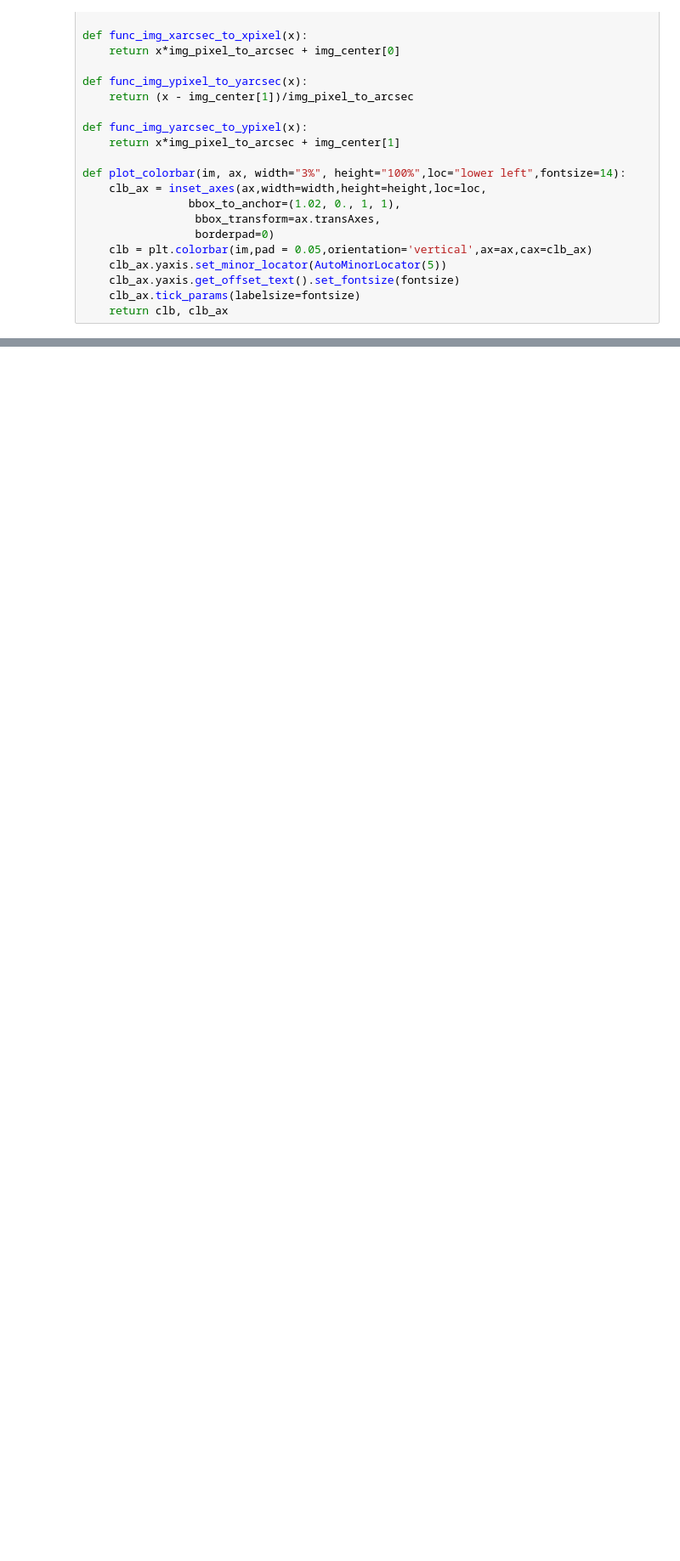
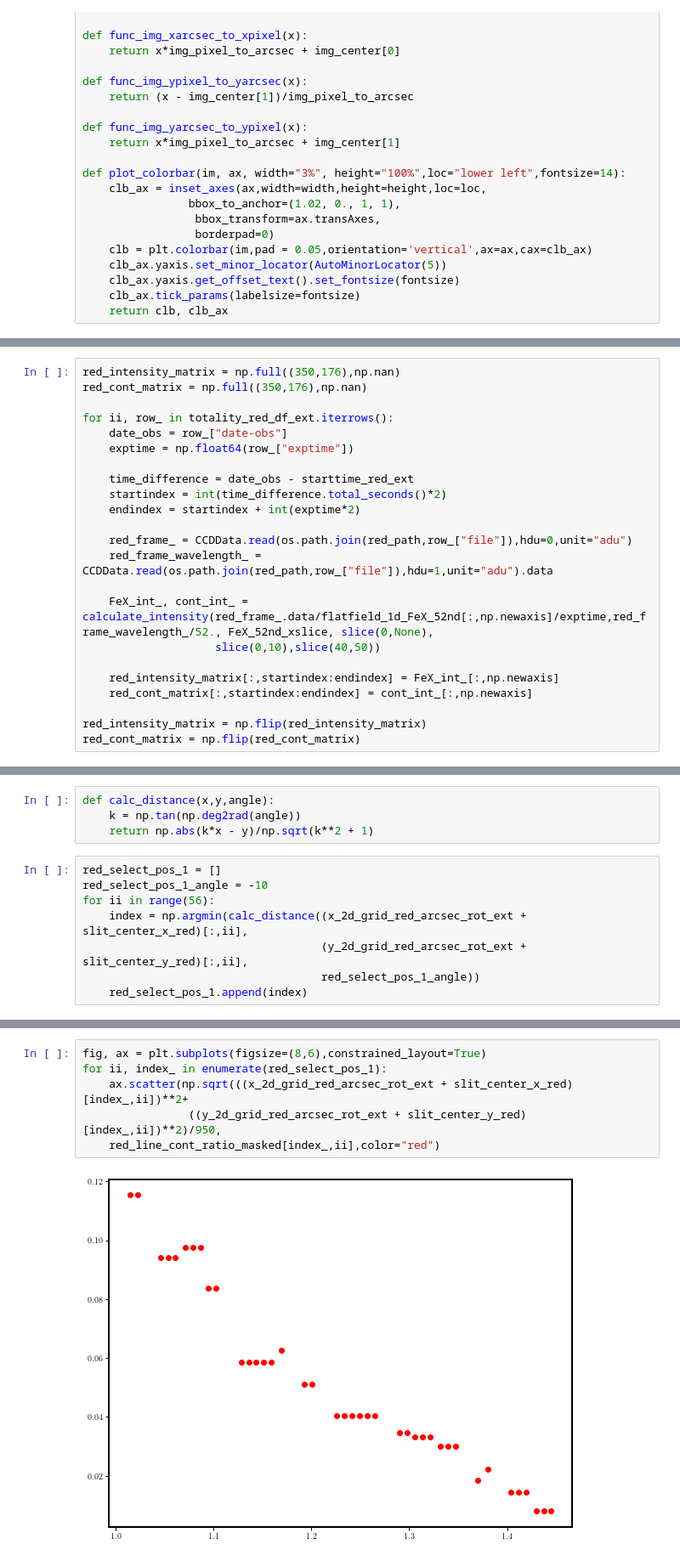
Before and after one commit to yjzhu-solar/Eclipse2017, a Jupyter notebook: ipynb/eclipse_data/off_limb_intensity_map_ext.ipynb, the cells around one changed output, grey strips where cells are left out. Shown at 85% size. Saved outputs shown, nothing was run; the diff lists cells and outputs as text; blank space fills up the shorter version.

```diff
--- a/ipynb/eclipse_data/off_limb_intensity_map_ext.ipynb
+++ b/ipynb/eclipse_data/off_limb_intensity_map_ext.ipynb
@@ -499,3 +627,26 @@ for ii, row_ in totality_red_df_ext.iterrows():
 red_fit_matrix_bin_ext = np.flip(red_fit_matrix_bin_ext,axis=(1,2))
+# %%
+red_intensity_matrix = np.full((350,176),np.nan)
+red_cont_matrix = np.full((350,176),np.nan)
+
+for ii, row_ in totality_red_df_ext.iterrows():
+    date_obs = row_["date-obs"]
+    exptime = np.float64(row_["exptime"])
+
+    time_difference = date_obs - starttime_red_ext
+    startindex = int(time_difference.total_seconds()*2)
+    endindex = startindex + int(exptime*2)
+
+    red_frame_ = CCDData.read(os.path.join(red_path,row_["file"]),hdu=0,unit="adu")
+    red_frame_wavelength_ = CCDData.read(os.path.join(red_path,row_["file"]),hdu=1,unit="adu").data
+
+    FeX_int_, cont_int_ = calculate_intensity(red_frame_.data/flatfield_1d_FeX_52nd[:,np.newaxis]/exptime,red_frame_wavelength_/52., FeX_52nd_xslice, slice(0,None),
+                    slice(0,10),slice(40,50))
+
+    red_intensity_matrix[:,startindex:endindex] = FeX_int_[:,np.newaxis]
+    red_cont_matrix[:,startindex:endindex] = cont_int_[:,np.newaxis]
+
+red_intensity_matrix = np.flip(red_intensity_matrix)
+red_cont_matrix = np.flip(red_cont_matrix)
 # %%
 red_limb_loc = np.array([366.,592.,])
@@ -648,0 +811,12 @@ for ax_ in (ax1,ax2,ax3,ax4,ax5,ax6):
+# %%
+def calc_distance(x,y,angle):
+    k = np.tan(np.deg2rad(angle))
+    return np.abs(k*x - y)/np.sqrt(k**2 + 1)
+# %%
+red_select_pos_1 = []
+red_select_pos_1_angle = -10
+for ii in range(56):
+    index = np.argmin(calc_distance((x_2d_grid_red_arcsec_rot_ext + slit_center_x_red)[:,ii],
+                                    (y_2d_grid_red_arcsec_rot_ext + slit_center_y_red)[:,ii],
+                                    red_select_pos_1_angle))
+    red_select_pos_1.append(index)
@@ -648,0 +926,8 @@ for ax_ in (ax1,ax2,ax3,ax4,ax5,ax6):
+# %%
+fig, ax = plt.subplots(figsize=(8,6),constrained_layout=True)
+for ii, index_ in enumerate(red_select_pos_1):
+    ax.scatter(np.sqrt(((x_2d_grid_red_arcsec_rot_ext + slit_center_x_red)[index_,ii])**2+
+                ((y_2d_grid_red_arcsec_rot_ext + slit_center_y_red)[index_,ii])**2)/950,
+    red_line_cont_ratio_masked[index_,ii],color="red")
+# %% [output]
+[figure, added]
```
Also changed, not shown: parts of 26 cells of this notebook, 10 other files.
